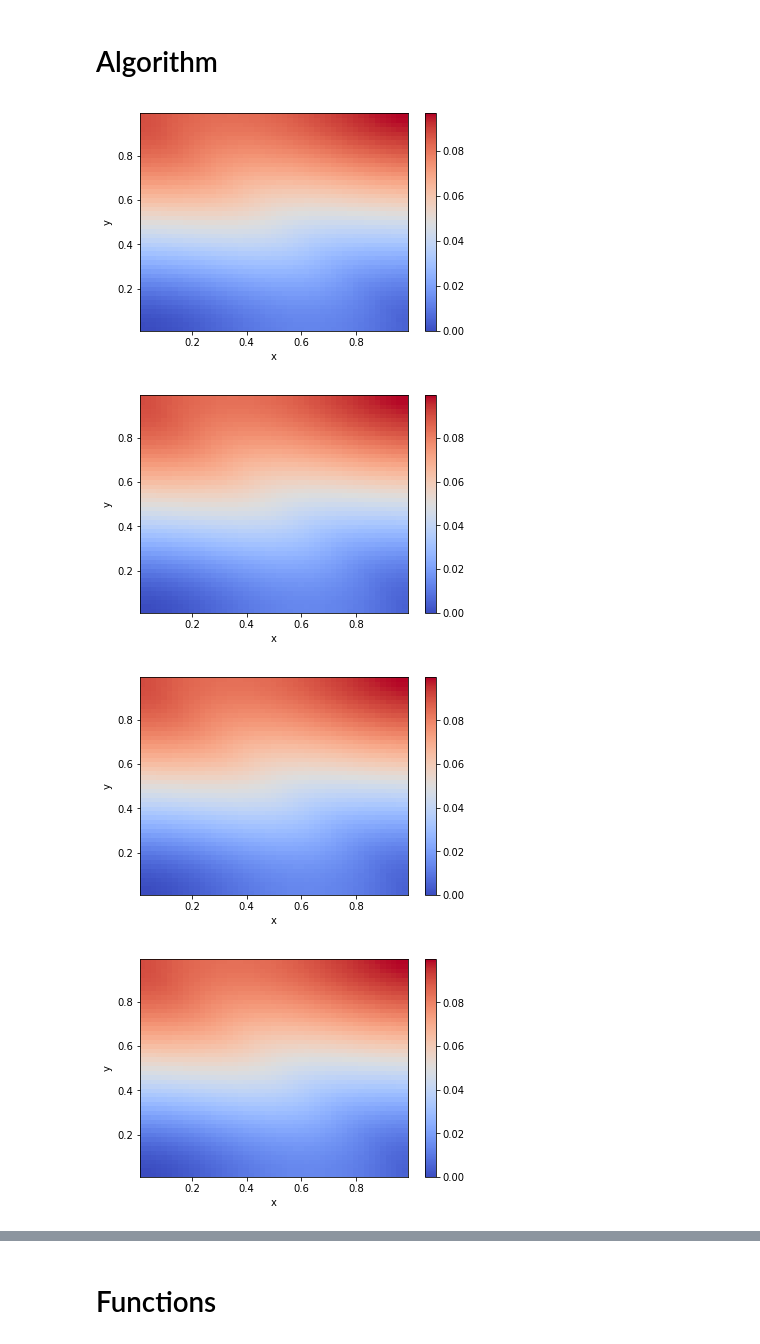
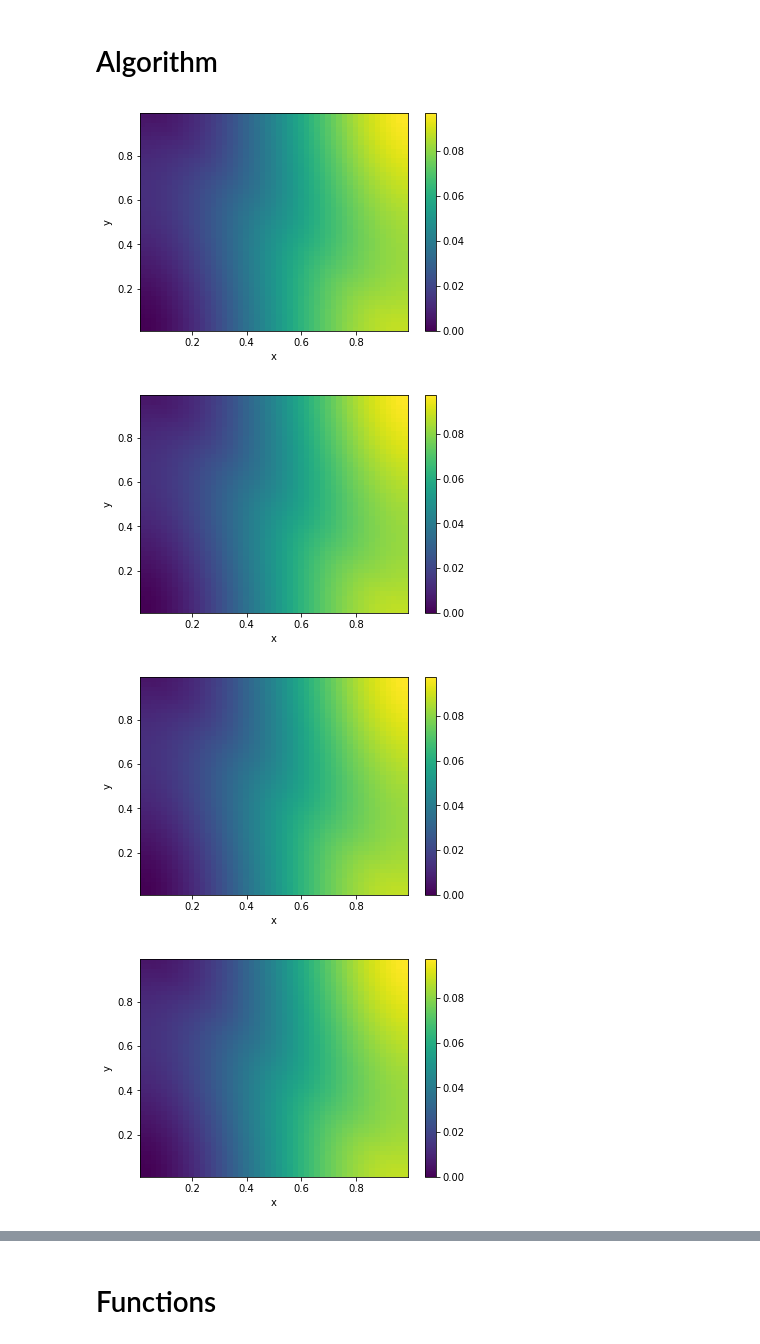
Before and after one commit to VHeusinkveld/2D_Incompressible_NV_Solver-CP4, a Jupyter notebook: navier_stokes.ipynb, the cells around one changed output, grey strips where cells are left out. Cells and saved outputs as stored; diff of their text form; code cells hidden in the pictures.

```diff
--- a/navier_stokes.ipynb
+++ b/navier_stokes.ipynb
@@ -29,7 +29,7 @@ const.lx = 1       # width of box
 const.ly = 1       # height of box
 const.nx = 50      # number of x-gridpoints
 const.ny = 50      # number of y-gridpoints
-const.nsteps = 10  # number of steps with graphic output
+const.nsteps = 1  # number of steps with graphic output
 
 const.nt = np.ceil(const.tf/const.dt)
 const.dt = const.tf/const.nt;
@@ -76,7 +76,7 @@ Lv = spa.eye((const.ny-1)*const.nx) + \
      spa.kron(laplace_m(const.ny-1, const.hy, 'Dirichelt_on'), spa.eye(const.nx))
 Lq = spa.kron(spa.eye(const.ny-1), laplace_m(const.nx-1, const.hx, 'Dirichlet_on')) +\
      spa.kron(laplace_m(const.ny-1, const.hy, 'Dirichlet_on'), spa.eye(const.nx-1))
-
+np.shape(Lv)
 # Implement pre solution matrices
 ## WIP
 ## Need to figure out how to use cholensky with sparse matrices use sksparse.cholmod
@@ -88,8 +88,10 @@ while loop:
     counter += 1
 
     # Non linear terms
-    Ue = np.vstack((uS, np.vstack((uW, U, uE)).T, uN)).T
-    Ve = np.vstack((vW, np.vstack((vS, V.T, vN)).T, vE))
+    Ue = np.vstack((uW, U, uE)).T
+    Ue = np.vstack((2*uS-Ue[0,:], Ue ,2*uN-Ue[-1,:])).T
+    Ve = np.vstack((vS, V.T, vN)).T
+    Ve = np.vstack((2*vW-Ve[0,:], Ve, 2*vE-Ve[-1,:]))
 
     # If x and y are made 2D
     # This should be more efficient since here vectors are transposed opposed to matrices
@@ -121,39 +123,39 @@ while loop:
     V = V - const.dt*(UVx[:,1:-1] + V2y)
 
     # Implicit viscocity
     u = spala.spsolve(Lu, np.reshape(U + Ubc,(-1,1)))
     U = np.reshape(u,(const.nx-1, const.ny))
     v = spala.spsolve(Lv, np.reshape(V + Vbc,(-1,1)))
     V = np.reshape(v,(const.nx, const.ny-1))
 
     # Pressure correction
     # WIP, np.diff takes standard the difference over the last exis hence the y axis.
-    grad_U = np.diff(np.vstack((uW, U, uE)).T, n=1)/const.hx +\
-             np.diff(np.vstack((vS, V.T, vN)).T, n=1)/const.hy
+    grad_U = np.diff(np.vstack((uW, U, uE)), n=1, axis=0)/const.hx +\
+             np.diff(np.vstack((vS, V.T, vN)).T, n=1, axis=1)/const.hy
     rhs = (1/const.dt)*np.reshape(grad_U,(-1,1))
     p = -spala.spsolve(Lp, rhs)
     P = np.reshape(p,(const.nx,const.ny))
-    U = U - np.diff(P.T, n=1).T/const.hx*const.dt
-    V = V - np.diff(P, n=1)/const.hy*const.dt
+    U = U - np.diff(P, n=1, axis=0)/const.hx*const.dt
+    V = V - np.diff(P, n=1, axis=1)/const.hy*const.dt
 
     # Visualization
     if counter%const.nsteps==0:
         # WIP
         # Add velocity contour arrows and possibly Q
         # Would suggest that we make movies like so:
         # https://stackoverflow.com/questions/44947505/how-to-make-a-movie-out-of-images-in-python
         fig = plt.figure()
         [X, Y] = np.meshgrid(ave(const.x, 'h'), ave(const.y, 'h'))
-        contour = plt.pcolormesh(X, Y, P.T, cmap=cm.coolwarm)
+        contour = plt.pcolormesh(X, Y, P.T)
         plt.colorbar()
         plt.xlabel('x')
         plt.ylabel('y')
         plt.show()
 
     if counter == np.ceil(const.tf/const.dt):
         loop = False
 # %% [output]
-[figure, old version]
+[figure, new version]
-[figure, old version]
+[figure, new version]
-[figure, old version]
+[figure, new version]
-[figure, old version]
+[figure, new version]
```
Also changed, not shown: parts of 3 cells of this notebook.
